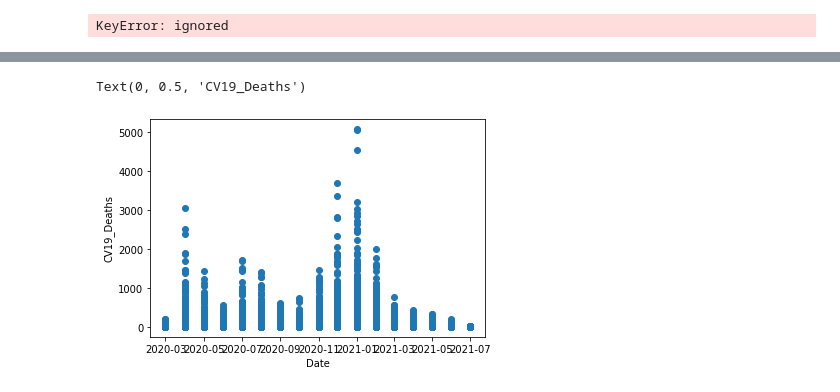
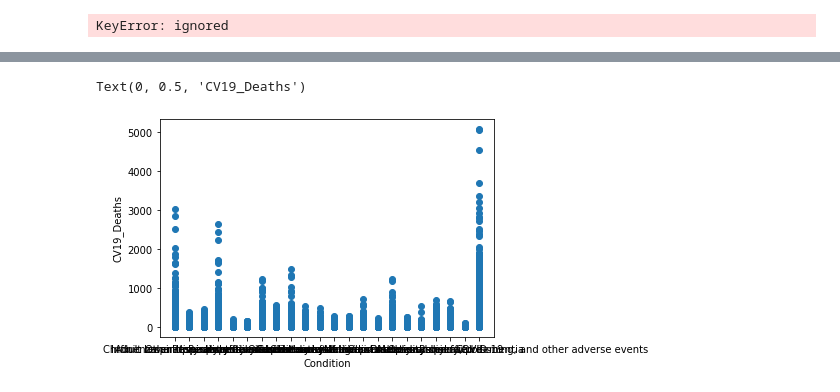
Before and after one commit to JScottLopez/github-ds, a Jupyter notebook: TIM_6500_JSLopez.ipynb, the cells around one changed output, grey strips where cells are left out. Cells and saved outputs as stored; diff of their text form; code cells hidden in the pictures.

```diff
--- a/TIM_6500_JSLopez.ipynb
+++ b/TIM_6500_JSLopez.ipynb
@@ -40,6 +40,6 @@ display(df)
 #df.isnull().sum(axis = 0)
 # %%
 #rename columns for later use
-df.rename(columns={'Age Group': 'AgeGroup', 'COVID-19 Deaths': 'CV19_Deaths'}, inplace=True)
+df.rename(columns={'Age Group': 'AgeGroup', 'COVID-19 Deaths': 'CV19_Deaths', 'Condition Group': 'ConditionGroup'}, inplace=True)
 display(df)
 # %% [output]
@@ -69,7 +69,7 @@ df.drop(index_names, inplace = True)
 df = df.reset_index(drop=True)
 
 #drop non-relevant columns
-df.drop(['Data As Of', 'Start Date', 'End Date', 'Number of Mentions', 'ICD10_codes', 'Flag'], axis=1, inplace=True)
+df.drop(['Data As Of', 'Start Date', 'End Date', 'ConditionGroup', 'Number of Mentions', 'ICD10_codes', 'Flag'], axis=1, inplace=True)
 
 #remove all non-relevant values from State column
 df = df[~df.State.str.contains('District of Columbia|New York City|Puerto Rico|United States', regex=True)]
@@ -174,18 +202,19 @@ KeyError: ignored
 # %%
+#searches for correlation in numerical columns of dataframe
+#corr = ndf.corr()
+#display(corr)
 
-#corr = df.corr()
-#print(corr)
+#print(ndf.corr().abs().nlargest(3, 'CV19_Deaths').index)
+#print(ndf.corr().abs().nlargest(3, 'CV19_Deaths').values[:4])
 
-#print(df.corr().abs().nlargest(3, 'CV19_Deaths').index)
 
-#print(df.corr().abs().nlargest(3, 'CV19_Deaths').values[:4])
-
+#-----2D representation of linear model
 %matplotlib inline
 import matplotlib.pyplot as plt
 
-plt.scatter(df['Date'], df['CV19_Deaths'], marker='o')
-plt.xlabel('Date')
+plt.scatter(df['Condition'], df['CV19_Deaths'], marker='o')
+plt.xlabel('Condition')
 plt.ylabel('CV19_Deaths')
 # %% [output]
 Text(0, 0.5, 'CV19_Deaths')
-[figure, old version]
+[figure, new version]
```
Also changed, not shown: parts of 5 cells of this notebook.
